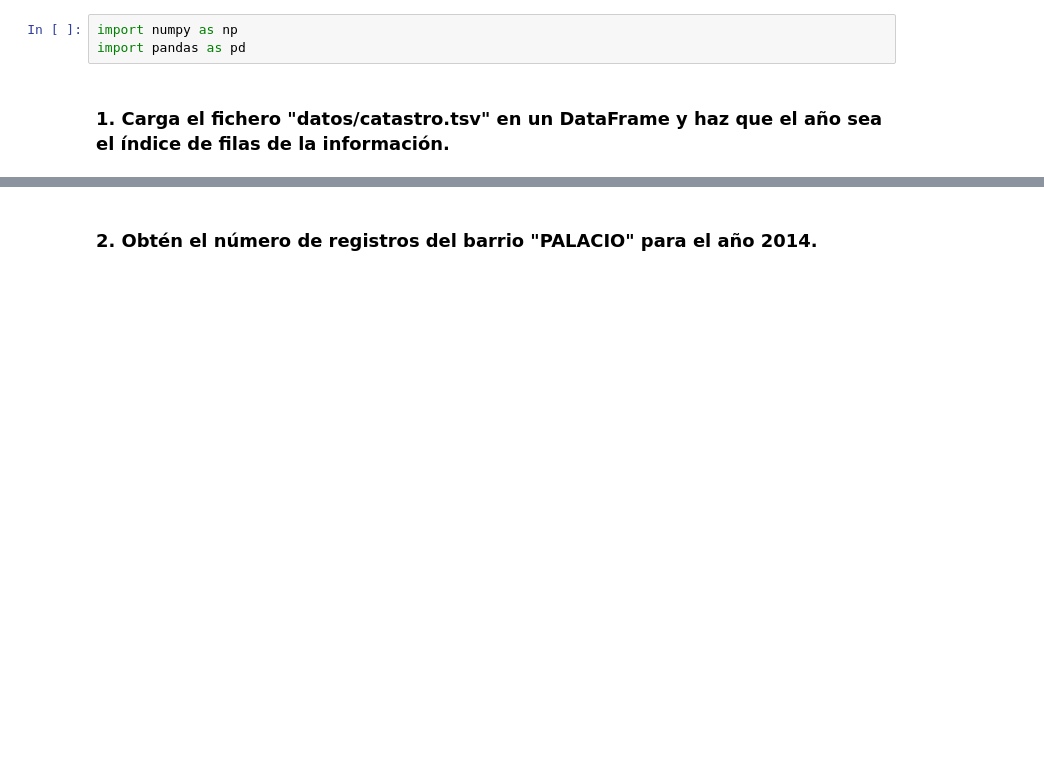
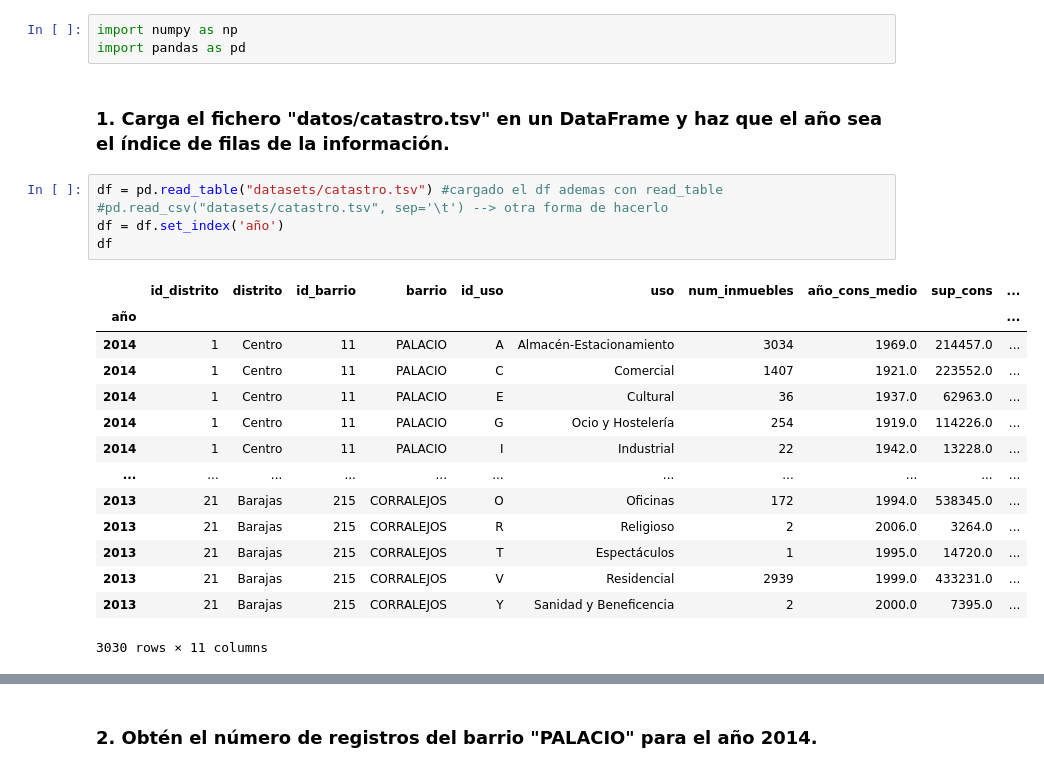
Before and after one commit to LuKaO13/Apuntes, a Jupyter notebook: ejercicios_pandas_3.ipynb, the cells around one changed output, grey strips where cells are left out. Cells and saved outputs as stored; diff of their text form; blank space fills up the shorter version.

```diff
--- a/ejercicios_pandas_3.ipynb
+++ b/ejercicios_pandas_3.ipynb
@@ -5,3 +5,23 @@ import numpy as np
 import pandas as pd
 # %% [markdown]
 ### 1. Carga el fichero "datos/catastro.tsv" en un DataFrame y haz que el año sea el índice de filas de la información.
+# %%
+df = pd.read_table("datasets/catastro.tsv") #cargado el df ademas con read_table
+#pd.read_csv("datasets/catastro.tsv", sep='\t') --> otra forma de hacerlo
+df = df.set_index('año')
+df
+# %% [output]
+|  | id_distrito | distrito | id_barrio | barrio | id_uso | uso | num_inmuebles | año_cons_medio | sup_cons | ... |
+| año |  |  |  |  |  |  |  |  |  | ... |
+| 2014 | 1 | Centro | 11 | PALACIO | A | Almacén-Estacionamiento | 3034 | 1969.0 | 214457.0 | ... |
+| 2014 | 1 | Centro | 11 | PALACIO | C | Comercial | 1407 | 1921.0 | 223552.0 | ... |
+| 2014 | 1 | Centro | 11 | PALACIO | E | Cultural | 36 | 1937.0 | 62963.0 | ... |
+| 2014 | 1 | Centro | 11 | PALACIO | G | Ocio y Hostelería | 254 | 1919.0 | 114226.0 | ... |
+| 2014 | 1 | Centro | 11 | PALACIO | I | Industrial | 22 | 1942.0 | 13228.0 | ... |
+| ... | ... | ... | ... | ... | ... | ... | ... | ... | ... | ... |
+| 2013 | 21 | Barajas | 215 | CORRALEJOS | O | Oficinas | 172 | 1994.0 | 538345.0 | ... |
+| 2013 | 21 | Barajas | 215 | CORRALEJOS | R | Religioso | 2 | 2006.0 | 3264.0 | ... |
+| 2013 | 21 | Barajas | 215 | CORRALEJOS | T | Espectáculos | 1 | 1995.0 | 14720.0 | ... |
+| 2013 | 21 | Barajas | 215 | CORRALEJOS | V | Residencial | 2939 | 1999.0 | 433231.0 | ... |
+| 2013 | 21 | Barajas | 215 | CORRALEJOS | Y | Sanidad y Beneficencia | 2 | 2000.0 | 7395.0 | ... |
+3030 rows × 11 columns
```
Also changed, not shown: parts of 12 cells of this notebook, 1 other file.
